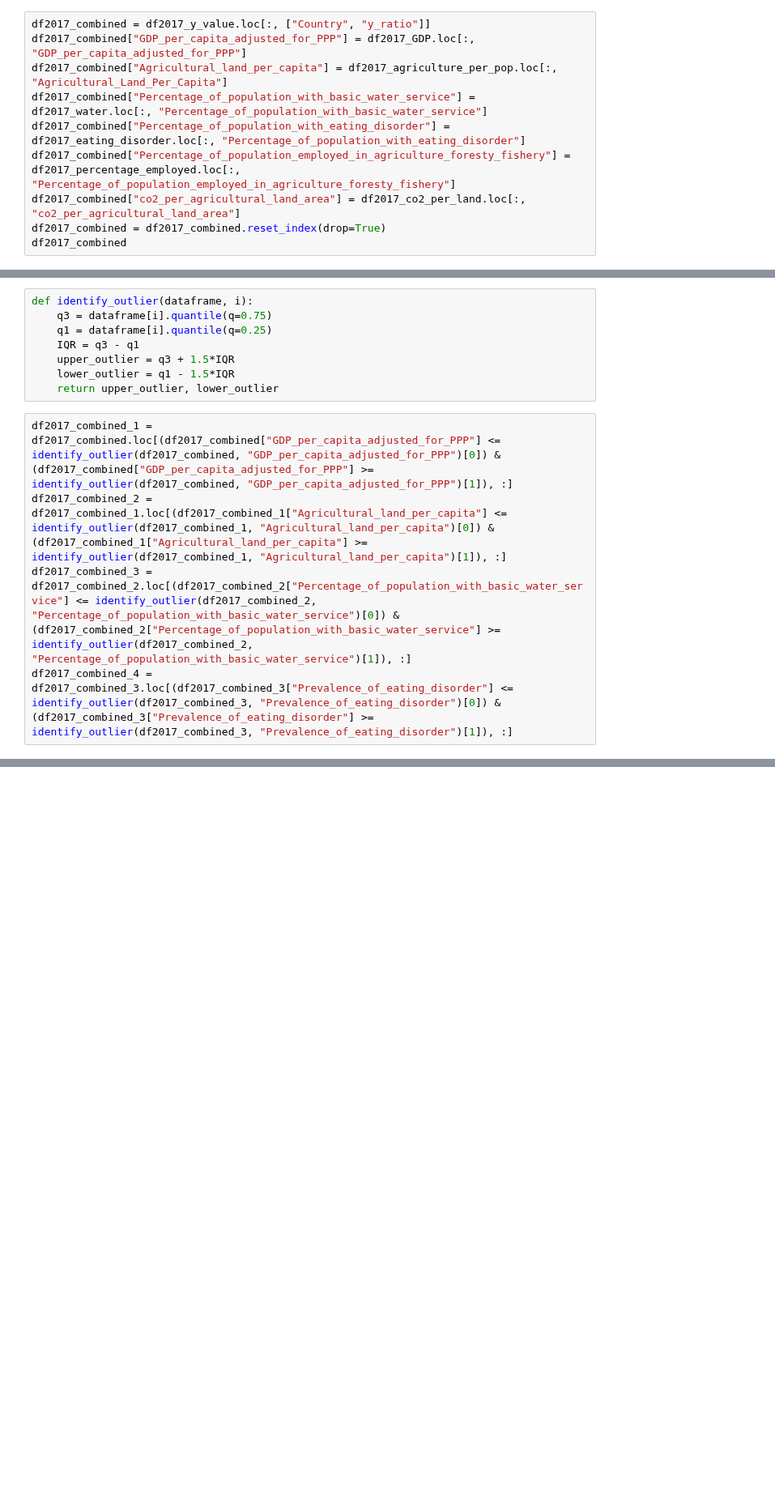
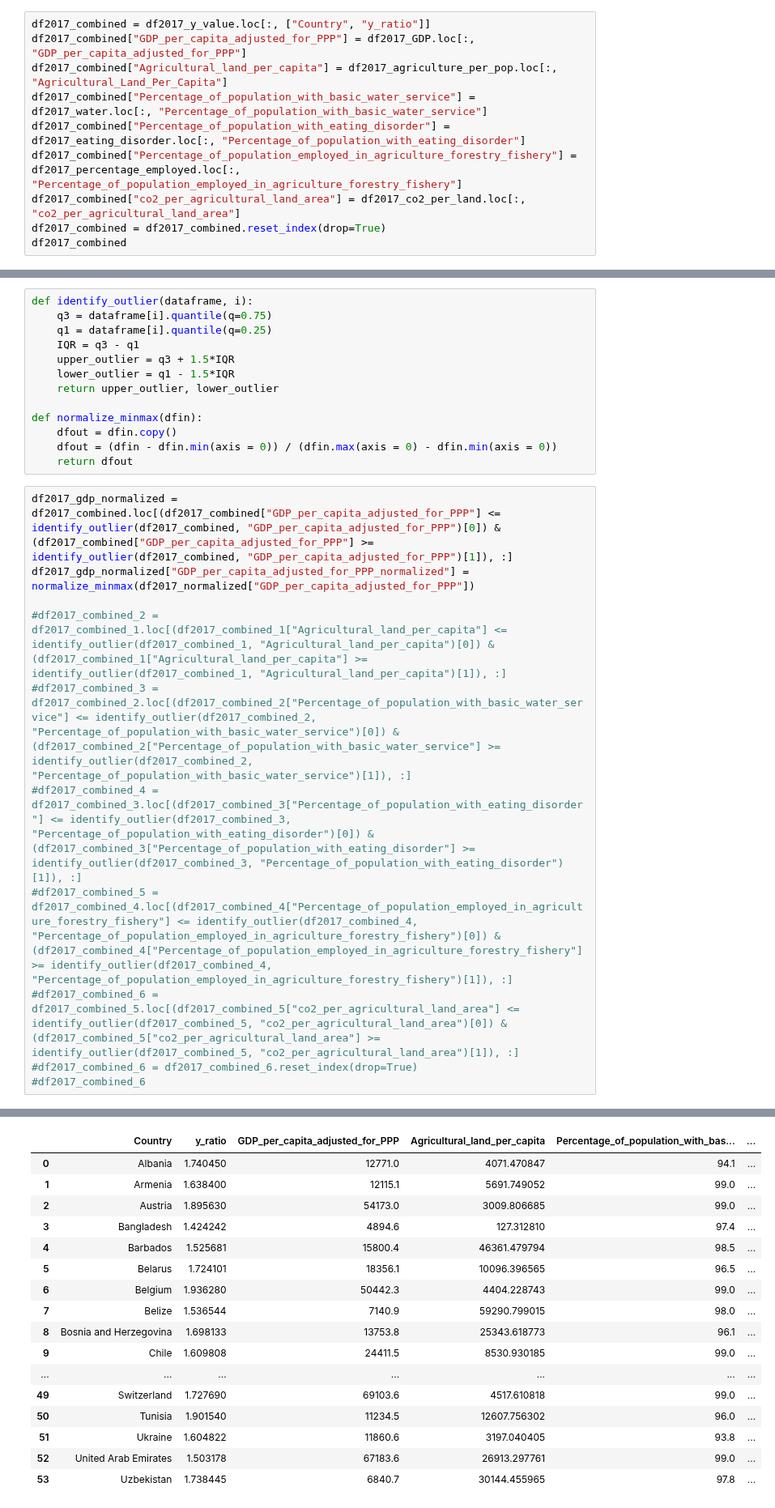
Before and after one commit to tanjoash/2D_data_driven_world, a Jupyter notebook: 2dwork/2D DDW.ipynb, the cells around one changed output, grey strips where cells are left out. Shown at 81% size. Drawn from its saved outputs; the diff is of its cells as text; blank space fills up the shorter version.

Commit message:
identified outliers

```diff
--- a/2dwork/2D DDW.ipynb
+++ b/2dwork/2D DDW.ipynb
@@ -401,7 +402,7 @@ df2017_combined["GDP_per_capita_adjusted_for_PPP"] = df2017_GDP.loc[:, "GDP_per_
 df2017_combined["Agricultural_land_per_capita"] = df2017_agriculture_per_pop.loc[:, "Agricultural_Land_Per_Capita"]
 df2017_combined["Percentage_of_population_with_basic_water_service"] = df2017_water.loc[:, "Percentage_of_population_with_basic_water_service"]
 df2017_combined["Percentage_of_population_with_eating_disorder"] = df2017_eating_disorder.loc[:, "Percentage_of_population_with_eating_disorder"]
-df2017_combined["Percentage_of_population_employed_in_agriculture_foresty_fishery"] = df2017_percentage_employed.loc[:, "Percentage_of_population_employed_in_agriculture_foresty_fishery"]
+df2017_combined["Percentage_of_population_employed_in_agriculture_forestry_fishery"] = df2017_percentage_employed.loc[:, "Percentage_of_population_employed_in_agriculture_forestry_fishery"]
 df2017_combined["co2_per_agricultural_land_area"] = df2017_co2_per_land.loc[:, "co2_per_agricultural_land_area"]
 df2017_combined = df2017_combined.reset_index(drop=True)
 df2017_combined
@@ -456,9 +451,20 @@ def identify_outlier(dataframe, i):
     upper_outlier = q3 + 1.5*IQR
     lower_outlier = q1 - 1.5*IQR
     return upper_outlier, lower_outlier
+
+def normalize_minmax(dfin):
+    dfout = dfin.copy()
+    dfout = (dfin - dfin.min(axis = 0)) / (dfin.max(axis = 0) - dfin.min(axis = 0))
+    return dfout
 # %%
-df2017_combined_1 = df2017_combined.loc[(df2017_combined["GDP_per_capita_adjusted_for_PPP"] <= identify_outlier(df2017_combined, "GDP_per_capita_adjusted_for_PPP")[0]) &(df2017_combined["GDP_per_capita_adjusted_for_PPP"] >= identify_outlier(df2017_combined, "GDP_per_capita_adjusted_for_PPP")[1]), :]
-df2017_combined_2 = df2017_combined_1.loc[(df2017_combined_1["Agricultural_land_per_capita"] <= identify_outlier(df2017_combined_1, "Agricultural_land_per_capita")[0]) &(df2017_combined_1["Agricultural_land_per_capita"] >= identify_outlier(df2017_combined_1, "Agricultural_land_per_capita")[1]), :]
-df2017_combined_3 = df2017_combined_2.loc[(df2017_combined_2["Percentage_of_population_with_basic_water_service"] <= identify_outlier(df2017_combined_2, "Percentage_of_population_with_basic_water_service")[0]) &(df2017_combined_2["Percentage_of_population_with_basic_water_service"] >= identify_outlier(df2017_combined_2, "Percentage_of_population_with_basic_water_service")[1]), :]
-df2017_combined_4 = df2017_combined_3.loc[(df2017_combined_3["Prevalence_of_eating_disorder"] <= identify_outlier(df2017_combined_3, "Prevalence_of_eating_disorder")[0]) &(df2017_combined_3["Prevalence_of_eating_disorder"] >= identify_outlier(df2017_combined_3, "Prevalence_of_eating_disorder")[1]), :]
+df2017_gdp_normalized = df2017_combined.loc[(df2017_combined["GDP_per_capita_adjusted_for_PPP"] <= identify_outlier(df2017_combined, "GDP_per_capita_adjusted_for_PPP")[0]) &(df2017_combined["GDP_per_capita_adjusted_for_PPP"] >= identify_outlier(df2017_combined, "GDP_per_capita_adjusted_for_PPP")[1]), :]
+df2017_gdp_normalized["GDP_per_capita_adjusted_for_PPP_normalized"] = normalize_minmax(df2017_normalized["GDP_per_capita_adjusted_for_PPP"])
+
+#df2017_combined_2 = df2017_combined_1.loc[(df2017_combined_1["Agricultural_land_per_capita"] <= identify_outlier(df2017_combined_1, "Agricultural_land_per_capita")[0]) &(df2017_combined_1["Agricultural_land_per_capita"] >= identify_outlier(df2017_combined_1, "Agricultural_land_per_capita")[1]), :]
+#df2017_combined_3 = df2017_combined_2.loc[(df2017_combined_2["Percentage_of_population_with_basic_water_service"] <= identify_outlier(df2017_combined_2, "Percentage_of_population_with_basic_water_service")[0]) &(df2017_combined_2["Percentage_of_population_with_basic_water_service"] >= identify_outlier(df2017_combined_2, "Percentage_of_population_with_basic_water_service")[1]), :]
+#df2017_combined_4 = df2017_combined_3.loc[(df2017_combined_3["Percentage_of_population_with_eating_disorder"] <= identify_outlier(df2017_combined_3, "Percentage_of_population_with_eating_disorder")[0]) &(df2017_combined_3["Percentage_of_population_with_eating_disorder"] >= identify_outlier(df2017_combined_3, "Percentage_of_population_with_eating_disorder")[1]), :]
+#df2017_combined_5 = df2017_combined_4.loc[(df2017_combined_4["Percentage_of_population_employed_in_agriculture_forestry_fishery"] <= identify_outlier(df2017_combined_4, "Percentage_of_population_employed_in_agriculture_forestry_fishery")[0]) &(df2017_combined_4["Percentage_of_population_employed_in_agriculture_forestry_fishery"] >= identify_outlier(df2017_combined_4, "Percentage_of_population_employed_in_agriculture_forestry_fishery")[1]), :]
+#df2017_combined_6 = df2017_combined_5.loc[(df2017_combined_5["co2_per_agricultural_land_area"] <= identify_outlier(df2017_combined_5, "co2_per_agricultural_land_area")[0]) &(df2017_combined_5["co2_per_agricultural_land_area"] >= identify_outlier(df2017_combined_5, "co2_per_agricultural_land_area")[1]), :]
+#df2017_combined_6 = df2017_combined_6.reset_index(drop=True)
+#df2017_combined_6
 # %% [output]
@@ -465,0 +471,17 @@ KeyError: 'GDP_per_capita'
+|  | Country | y_ratio | GDP_per_capita_adjusted_for_PPP | Agricultural_land_per_capita | Percentage_of_population_with_bas... | ... |
+| 0 | Albania | 1.740450 | 12771.0 | 4071.470847 | 94.1 | ... |
+| 1 | Armenia | 1.638400 | 12115.1 | 5691.749052 | 99.0 | ... |
+| 2 | Austria | 1.895630 | 54173.0 | 3009.806685 | 99.0 | ... |
+| 3 | Bangladesh | 1.424242 | 4894.6 | 127.312810 | 97.4 | ... |
+| 4 | Barbados | 1.525681 | 15800.4 | 46361.479794 | 98.5 | ... |
+| 5 | Belarus | 1.724101 | 18356.1 | 10096.396565 | 96.5 | ... |
+| 6 | Belgium | 1.936280 | 50442.3 | 4404.228743 | 99.0 | ... |
+| 7 | Belize | 1.536544 | 7140.9 | 59290.799015 | 98.0 | ... |
+| 8 | Bosnia and Herzegovina | 1.698133 | 13753.8 | 25343.618773 | 96.1 | ... |
+| 9 | Chile | 1.609808 | 24411.5 | 8530.930185 | 99.0 | ... |
+| ... | ... | ... | ... | ... | ... | ... |
+| 49 | Switzerland | 1.727690 | 69103.6 | 4517.610818 | 99.0 | ... |
+| 50 | Tunisia | 1.901540 | 11234.5 | 12607.756302 | 96.0 | ... |
+| 51 | Ukraine | 1.604822 | 11860.6 | 3197.040405 | 93.8 | ... |
+| 52 | United Arab Emirates | 1.503178 | 67183.6 | 26913.297761 | 99.0 | ... |
+| 53 | Uzbekistan | 1.738445 | 6840.7 | 30144.455965 | 97.8 | ... |
```
Also changed, not shown: parts of 13 cells of this notebook, 1 other file.
